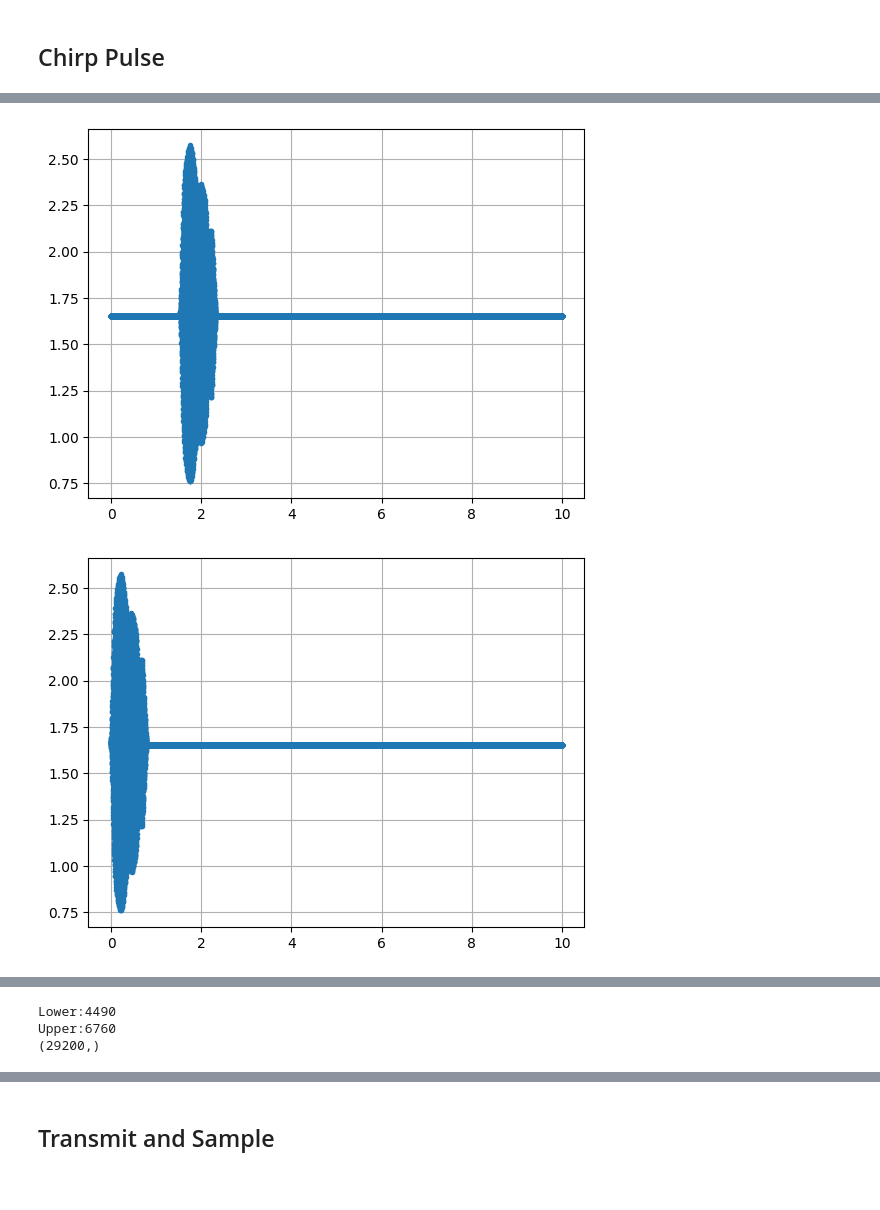
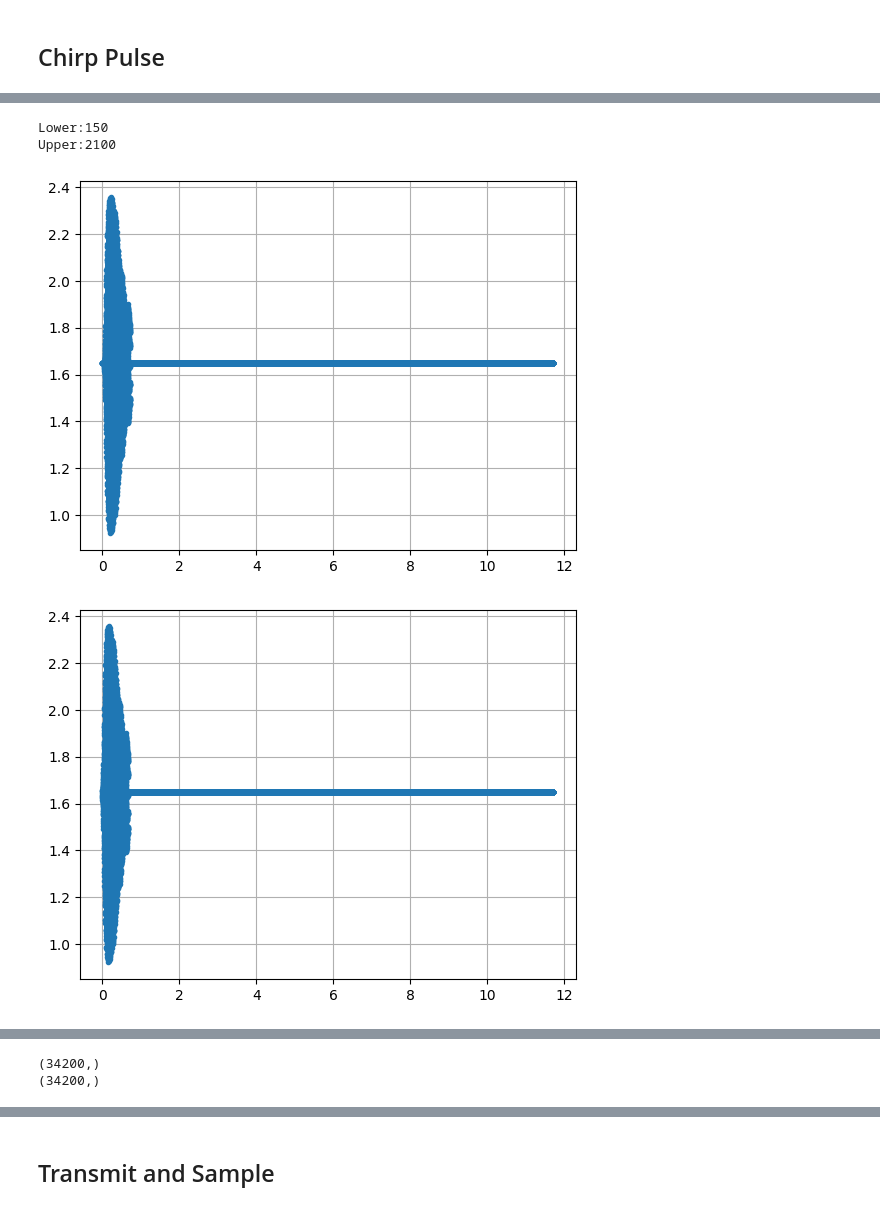
Before and after one commit to GDFLAW001/Sonar-Design, a Jupyter notebook: Source Code/Matthews Code/oneDimensionalPinger.ipynb, the cells around one changed output, grey strips where cells are left out. Saved outputs shown, nothing was run; the diff lists cells and outputs as text; code cells hidden in the pictures.

Commit message:
Added compensation for wrap around

```diff
--- a/Source Code/Matthews Code/oneDimensionalPinger.ipynb
+++ b/Source Code/Matthews Code/oneDimensionalPinger.ipynb
@@ -38,22 +70,26 @@ println(size(x_rx))
 #Recieved waveform
 v_rx=(x_rx*(3.3/(2^12)))
 
+IgnoreTime=0.01
+
 #Time
 S=29200 #Number of samples expected
+CS=Int(floor((S+(500000*IgnoreTime)))) #Number of samples with compensation
 c = 343 # Speed of sound in air in m/s
-timeSample=20/343 #+0.004 # Amount of time sampled for
-dt=timeSample/S
-t = collect(0:dt:timeSample)[1:S] # t=0:dt:t_max defines a “range”.
+timeSample=20/343 +IgnoreTime # Amount of time sampled for
+dt=timeSample/CS
+t=collect(0:dt:timeSample)[1:CS] # t=0:dt:t_max defines a “range”.
 r = c*t/2;
 
-Lower=4490
-Upper=6760
-println("Lower:",4490)
-println("Upper:",6760)
+Lower=150
+Upper=2100
+println("Lower:",Lower)
+println("Upper:",Upper)
 
-chirp=zeros(S)
+chirp=zeros(CS)
 println(size(chirp))
-for n = 1:S
+println(size(t))
+for n = 1:CS
     chirp[n]=1.65
     if n>(Lower-1)&& n < (Upper+1)
         chirp[n]=v_rx[n]
@@ -67,33 +103,35 @@ grid("on")
 show()
 
 i =0
-for n = 1:S
+for n = 1:CS
     chirp[n]=1.65
     if n>(Lower-1)&& n < (Upper+1)
         chirp[1+i]=v_rx[n]
         i+=1
     end
 end
 
 #Plot
 figure()
 plot(r,chirp,".-")
 grid("on")
 show()
 
 N = length(t);
 Δf = 1/(N*dt) # spacing in frequency domain
 #create array of freq values stored in f_axis. First element maps to 0Hz
 if mod(N,2)==0 # case N even
     f_axis = (-N/2:N/2-1)*Δf;
     else # case N odd
     f_axis = (-(N-1)/2 : (N-1)/2)*Δf;
 end
 
 CHIRP = fft(chirp)
 figure()
 plot(f_axis[7300:21900],fftshift(abs.(CHIRP))[7300:21900],".-")
 show()
 # %% [output]
+Lower:150
+Upper:2100
-[figure, old version]
+[figure, new version]
-[figure, old version]
+[figure, new version]
@@ -101,6 +139,5 @@ show()
-Lower:4490
-Upper:6760
-(29200,)
+(34200,)
+(34200,)
 # %%
 function rect(t)
     N = length(t)
```
Also changed, not shown: parts of 13 cells of this notebook, 2 other files.
